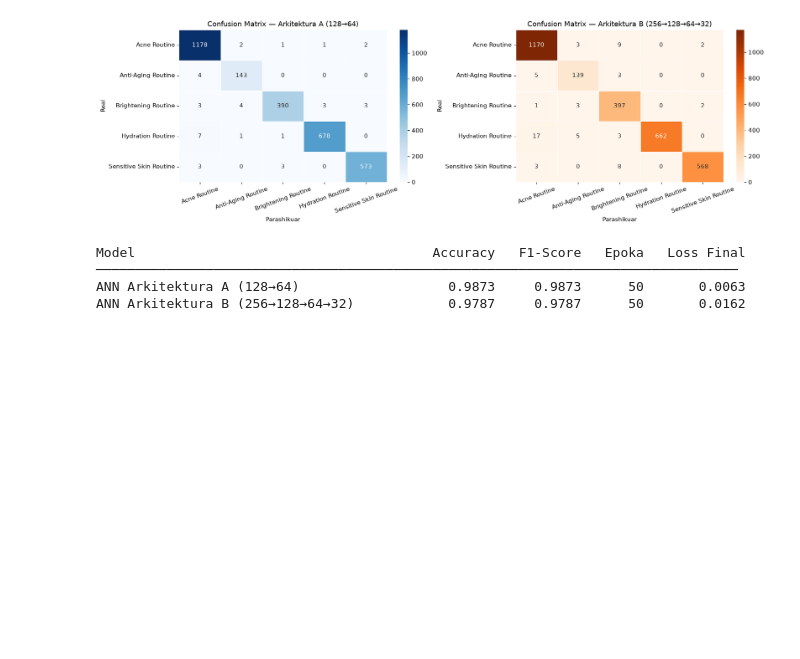
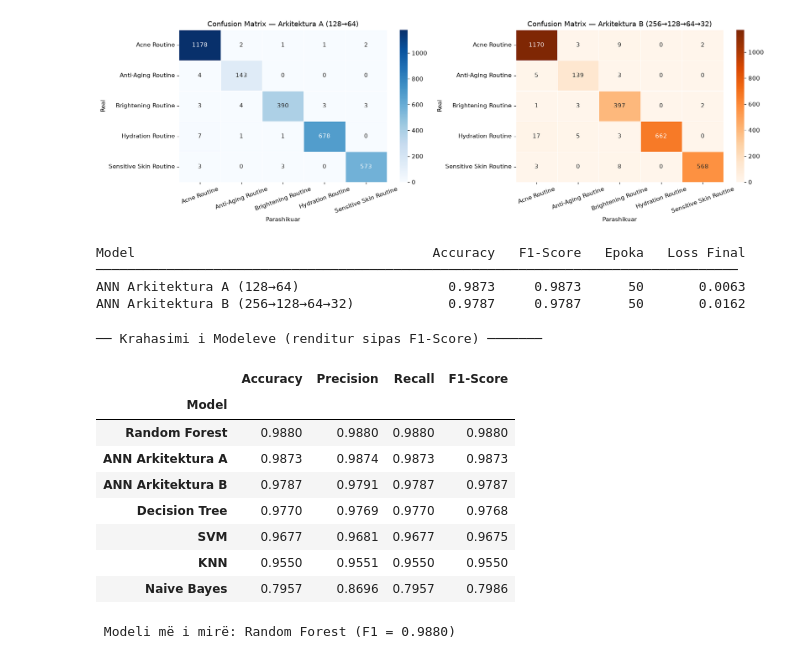
Before and after one commit to Sara587979/AI-Skincare-Personalization, a Jupyter notebook: skincare_ml.ipynb, the cells around one changed output. Drawn from its saved outputs; the diff is of its cells as text; code cells hidden in the pictures; blank space fills up the shorter version.

Commit message:
Krahasimi i 7 modeleve: tabela me Accuracy, Precision, Recall, F1-Score

```diff
--- a/skincare_ml.ipynb
+++ b/skincare_ml.ipynb
@@ -1255,3 +1255,43 @@ Model                                      Accuracy   F1-Score   Epoka   Loss Fi
 ──────────────────────────────────────────────────────────────────────────────────
 ANN Arkitektura A (128→64)                   0.9873     0.9873      50       0.0063
 ANN Arkitektura B (256→128→64→32)            0.9787     0.9787      50       0.0162
+# %%
+# Mbledhim rezultatet e të gjithë modeleve
+results = {
+    'Decision Tree':    y_pred_dt,
+    'Naive Bayes':      y_pred_nb,
+    'Random Forest':    y_pred_rf,
+    'KNN':              y_pred_knn,
+    'SVM':              y_pred_svm,
+    'ANN Arkitektura A':y_pred_ann_a,
+    'ANN Arkitektura B':y_pred_ann_b,
+}
+
+rows = []
+for name, y_pred in results.items():
+    rows.append({
+        'Model':     name,
+        'Accuracy':  accuracy_score(y_test_dt, y_pred),
+        'Precision': precision_score(y_test_dt, y_pred, average='weighted'),
+        'Recall':    recall_score(y_test_dt, y_pred, average='weighted'),
+        'F1-Score':  f1_score(y_test_dt, y_pred, average='weighted'),
+    })
+
+results_df = pd.DataFrame(rows).set_index('Model').sort_values('F1-Score', ascending=False)
+print("── Krahasimi i Modeleve (renditur sipas F1-Score) ───────")
+display(results_df.round(4))
+
+best_model = results_df['F1-Score'].idxmax()
+print(f"\n Modeli më i mirë: {best_model} (F1 = {results_df.loc[best_model, 'F1-Score']:.4f})")
+# %% [output]
+── Krahasimi i Modeleve (renditur sipas F1-Score) ───────
+|  | Accuracy | Precision | Recall | F1-Score |
+| Model |  |  |  |  |
+| Random Forest | 0.9880 | 0.9880 | 0.9880 | 0.9880 |
+| ANN Arkitektura A | 0.9873 | 0.9874 | 0.9873 | 0.9873 |
+| ANN Arkitektura B | 0.9787 | 0.9791 | 0.9787 | 0.9787 |
+| Decision Tree | 0.9770 | 0.9769 | 0.9770 | 0.9768 |
+| SVM | 0.9677 | 0.9681 | 0.9677 | 0.9675 |
+| KNN | 0.9550 | 0.9551 | 0.9550 | 0.9550 |
+| Naive Bayes | 0.7957 | 0.8696 | 0.7957 | 0.7986 |
+ Modeli më i mirë: Random Forest (F1 = 0.9880)
```
